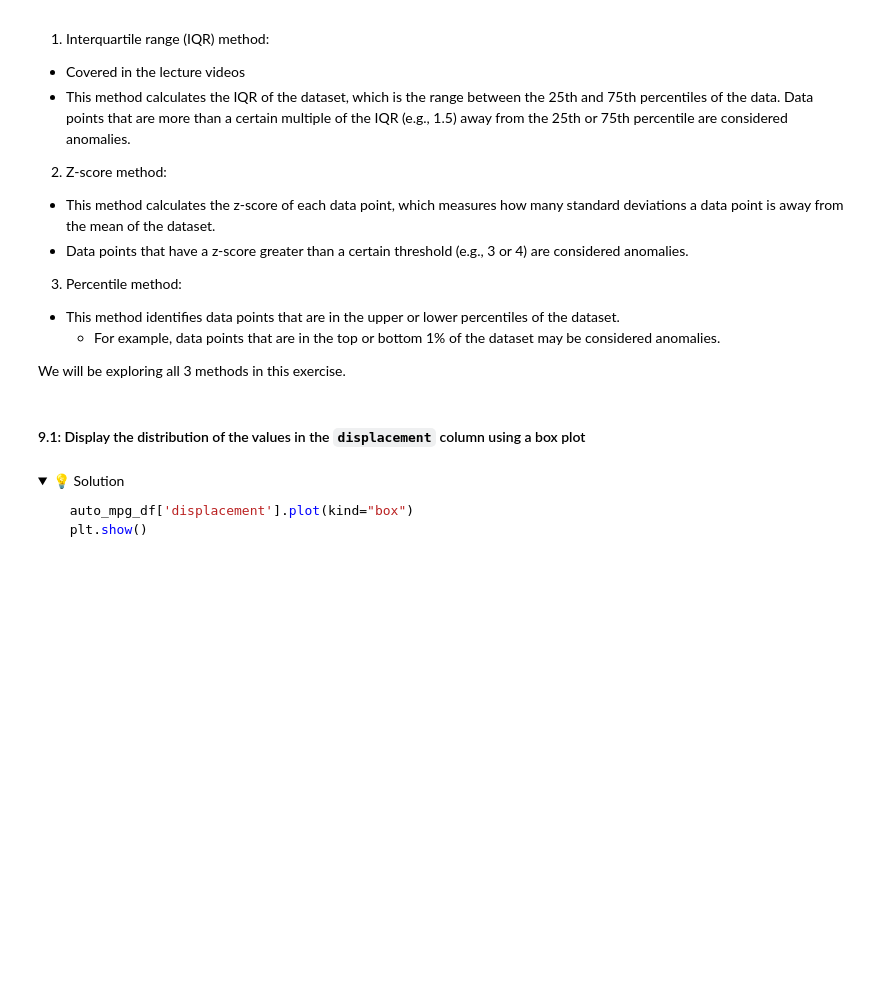
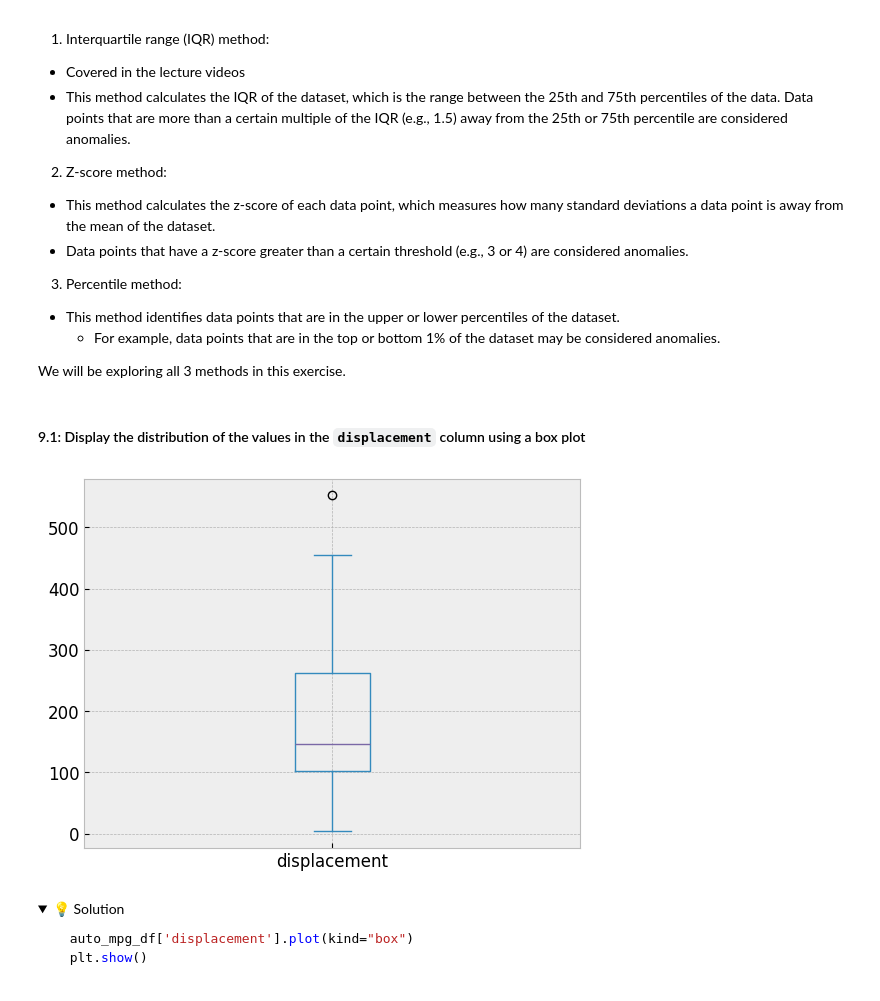
Before and after one commit to IT4063-Spring2025/exploratory-data-analysis-ConnerMorgan-Corn, a Jupyter notebook: notebook.ipynb, the cells around one changed output. Drawn from its saved outputs; the diff is of its cells as text; code cells hidden in the pictures; folded sections open; blank space fills up the shorter version.

```diff
--- a/notebook.ipynb
+++ b/notebook.ipynb
@@ -625,6 +623,11 @@ There are many statistical methods to detect outliers in a dataset.
 We will be exploring all 3 methods in this exercise.
 # %% [markdown]
 #### 9.1: Display the distribution of the values in the `displacement` column using a box plot
+# %%
+auto_mpg_df['displacement'].plot(kind="box")
+plt.show()
+# %% [output]
+[figure, added]
 # %% [markdown]
 <details>
   <summary>💡 Solution</summary>
```
Also changed, not shown: parts of 17 cells of this notebook, 1 other file.
